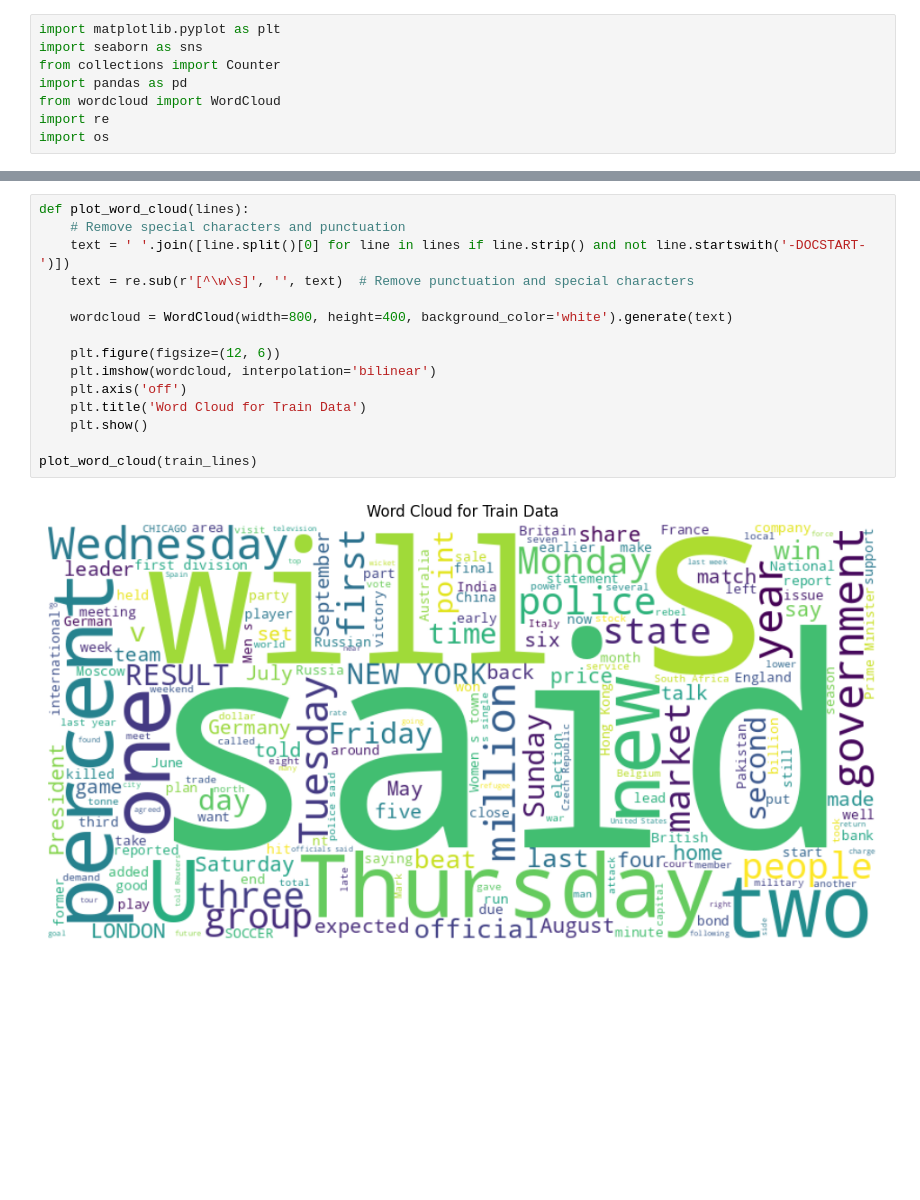
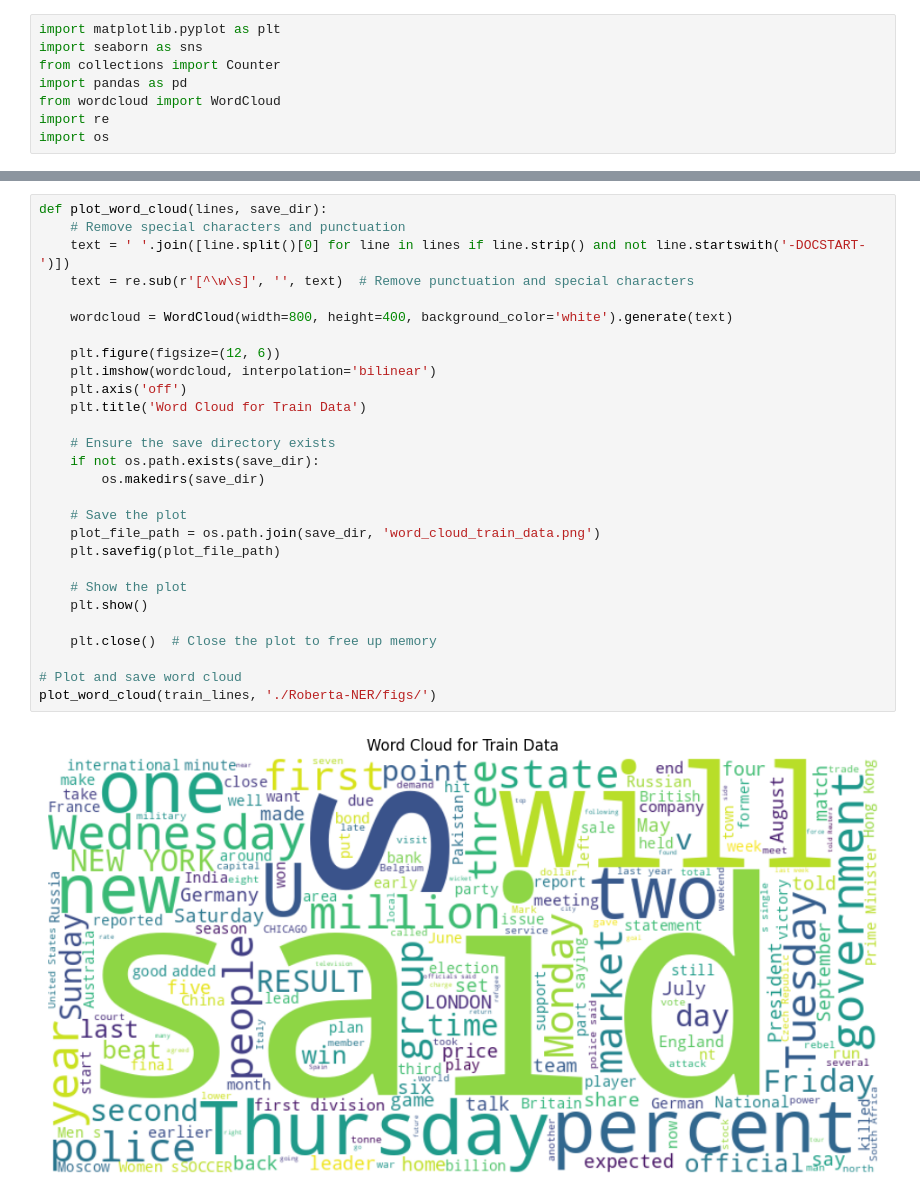
Before and after one commit to NLP-UET/Roberta-NER, a Jupyter notebook: visualize_data.ipynb, the cells around one changed output, grey strips where cells are left out. Saved outputs shown, nothing was run; the diff lists cells and outputs as text; blank space fills up the shorter version.

Commit message:
add visualize

```diff
--- a/visualize_data.ipynb
+++ b/visualize_data.ipynb
@@ -118,19 +169,32 @@ plt.show()
 # %% [output]
 [figure]
 # %%
-def plot_word_cloud(lines):
+def plot_word_cloud(lines, save_dir):
     # Remove special characters and punctuation
     text = ' '.join([line.split()[0] for line in lines if line.strip() and not line.startswith('-DOCSTART-')])
     text = re.sub(r'[^\w\s]', '', text)  # Remove punctuation and special characters
 
     wordcloud = WordCloud(width=800, height=400, background_color='white').generate(text)
 
     plt.figure(figsize=(12, 6))
     plt.imshow(wordcloud, interpolation='bilinear')
     plt.axis('off')
     plt.title('Word Cloud for Train Data')
+
+    # Ensure the save directory exists
+    if not os.path.exists(save_dir):
+        os.makedirs(save_dir)
+
+    # Save the plot
+    plot_file_path = os.path.join(save_dir, 'word_cloud_train_data.png')
+    plt.savefig(plot_file_path)
+
+    # Show the plot
     plt.show()
 
-plot_word_cloud(train_lines)
+    plt.close()  # Close the plot to free up memory
+
+# Plot and save word cloud
+plot_word_cloud(train_lines, './Roberta-NER/figs/')
 # %% [output]
-[figure, old version]
+[figure, new version]
```
Also changed, not shown: parts of 5 cells of this notebook, 6 other files.
